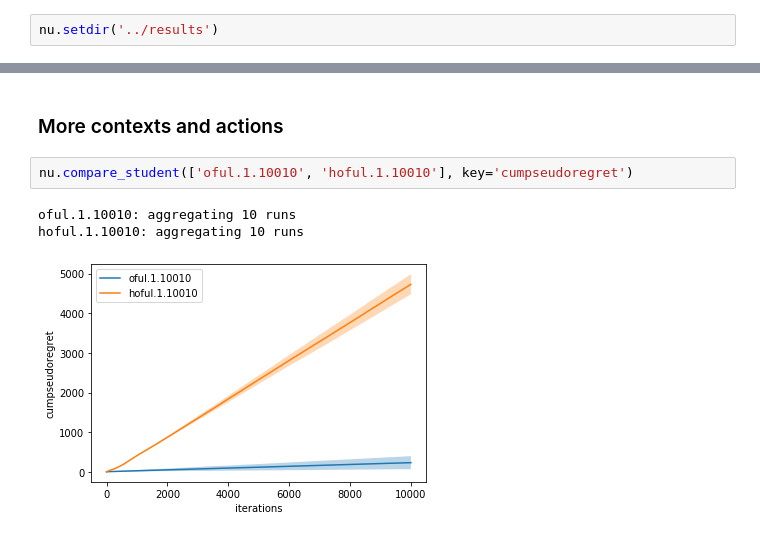
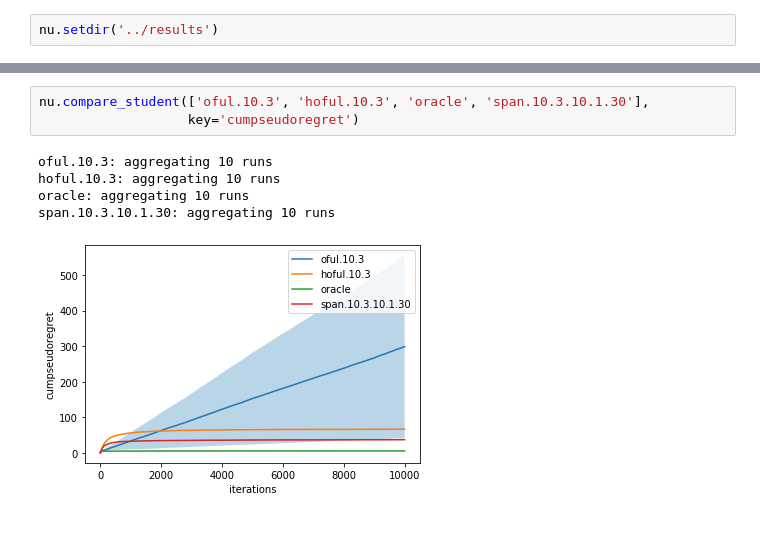
Before and after one commit to T3p/hidden-features, a Jupyter notebook: notebooks/contextual_hidden.ipynb, the cells around one changed output, grey strips where cells are left out. Cells and saved outputs as stored; diff of their text form.

```diff
--- a/notebooks/contextual_hidden.ipynb
+++ b/notebooks/contextual_hidden.ipynb
@@ -71,8 +21,9 @@ hoful.100.1010: aggregating 10 runs
-# %% [markdown]
-### More contexts and actions
-# %%
-nu.compare_student(['oful.1.10010', 'hoful.1.10010'], key='cumpseudoregret')
-# %% [output]
-oful.1.10010: aggregating 10 runs
-hoful.1.10010: aggregating 10 runs
-[figure, removed]
+# %%
+nu.compare_student(['oful.10.3', 'hoful.10.3', 'oracle', 'span.10.3.10.1.30'],
+                   key='cumpseudoregret')
+# %% [output]
+oful.10.3: aggregating 10 runs
+hoful.10.3: aggregating 10 runs
+oracle: aggregating 10 runs
+span.10.3.10.1.30: aggregating 10 runs
+[figure, added]
```
Also changed, not shown: parts of 10 cells of this notebook, 1 other file.
